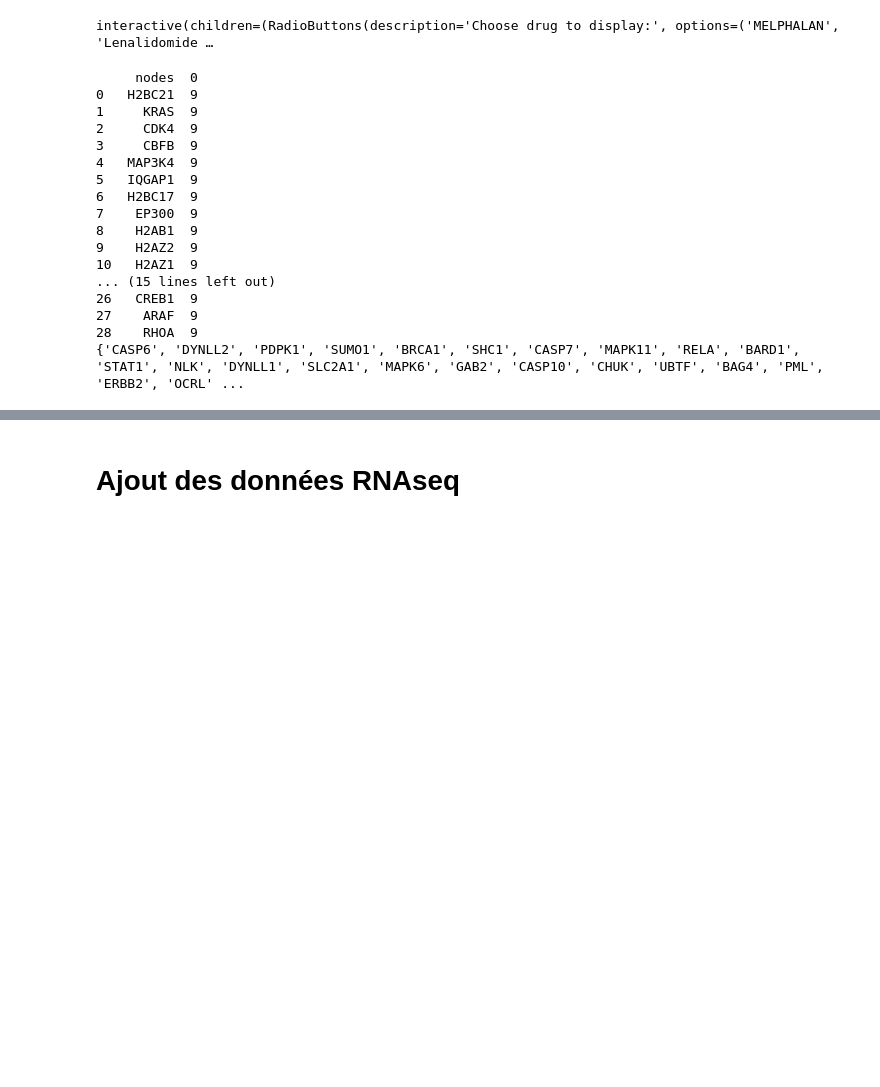
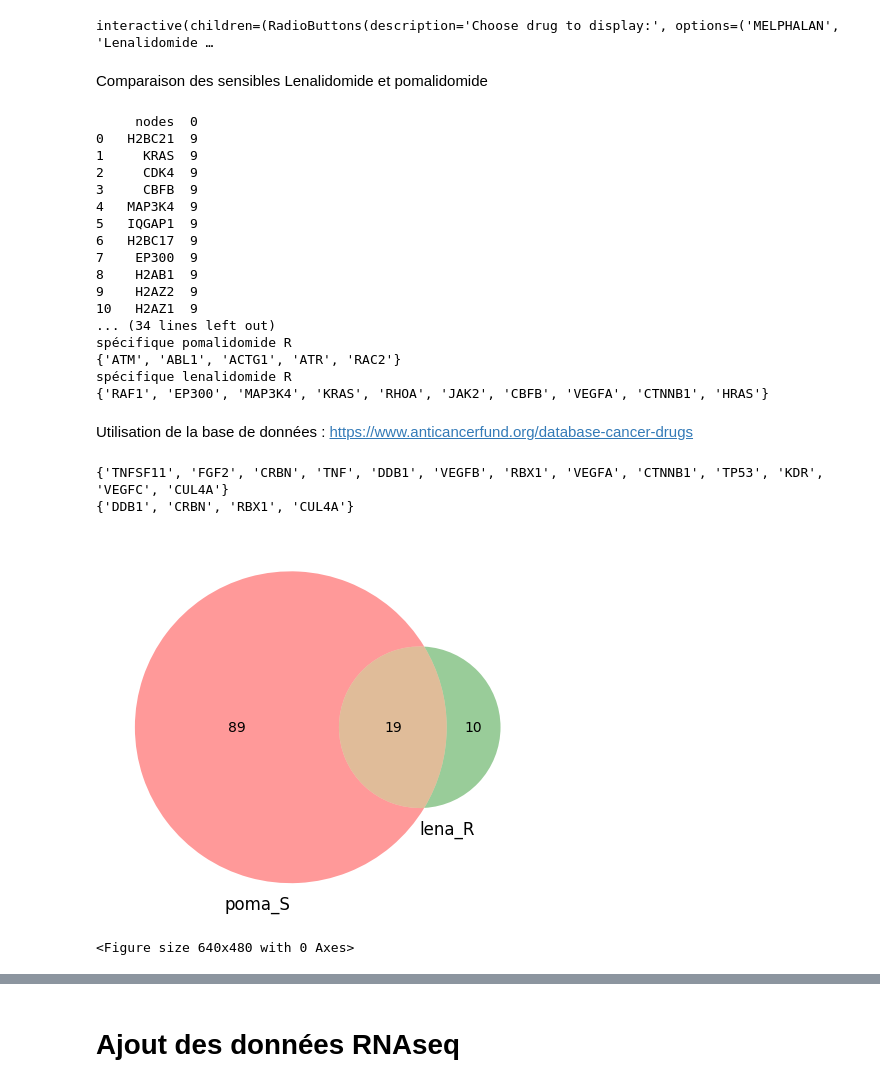
Before and after one commit to mbuffard/Projet_myelome, a Jupyter notebook: analyse_networks.ipynb, the cells around one changed output, grey strips where cells are left out. Saved outputs shown, nothing was run; the diff lists cells and outputs as text; code cells hidden in the pictures; blank space fills up the shorter version.

```diff
--- a/analyse_networks.ipynb
+++ b/analyse_networks.ipynb
@@ -531,11 +583,27 @@ for drug in drugs:
     dico_drug_nodes[drug+"_R"]=list(nodes_R.index)
     dico_drug_nodes[drug+"_S"]=list(nodes_S.index)
     #nodes_R.to_csv("drug_nodes/"+drug+"_R_nodes.csv")
+# %% [markdown]
+Comparaison des sensibles Lenalidomide et pomalidomide
 # %%
 df_lenalidomide_R=pd.read_csv('drug_nodes/Lenalidomide _R_nodes.csv')
-print(df_lenalinomide_R)
-df_pomalidomide_S=pd.read_csv('drug_nodes/Lenalidomide _S_nodes.csv')
+print(df_lenalidomide_R)
+df_pomalidomide_S=pd.read_csv('drug_nodes/Pomalidomide_S_nodes.csv')
 print(set(df_pomalidomide_S["nodes"]).intersection(set(df_lenalidomide_R["nodes"])))
+
+
+df_lenalidomide_S=pd.read_csv('drug_nodes/Lenalidomide _S_nodes.csv')
+print(df_lenalidomide_S)
+df_pomalidomide_R=pd.read_csv('drug_nodes/Pomalidomide_R_nodes.csv')
+print("intersect")
+intersect1= set(df_pomalidomide_R["nodes"]).intersection(set(df_lenalidomide_S["nodes"]))
+print("spécifique pomalidomide R")
+spe_pomaR=set(df_pomalidomide_R["nodes"])-intersect1
+print(spe_pomaR)
+intersect2=set(df_pomalidomide_S["nodes"]).intersection(set(df_lenalidomide_R["nodes"]))
+print("spécifique lenalidomide R")
+spé_lenaR=set(df_lenalidomide_R["nodes"])-intersect2
+print(spé_lenaR)
 # %% [output]
      nodes  0
 0   H2BC21  9
@@ -549,8 +617,35 @@ print(set(df_pomalidomide_S["nodes"]).intersection(set(df_lenalidomide_R["nodes"
 8    H2AB1  9
 9    H2AZ2  9
 10   H2AZ1  9
-... (15 lines left out)
-26   CREB1  9
-27    ARAF  9
-28    RHOA  9
-{'CASP6', 'DYNLL2', 'PDPK1', 'SUMO1', 'BRCA1', 'SHC1', 'CASP7', 'MAPK11', 'RELA', 'BARD1', 'STAT1', 'NLK', 'DYNLL1', 'SLC2A1', 'MAPK6', 'GAB2', 'CASP10', 'CHUK', 'UBTF', 'BAG4', 'PML', 'ERBB2', 'OCRL' ...
+... (34 lines left out)
+spécifique pomalidomide R
+{'ATM', 'ABL1', 'ACTG1', 'ATR', 'RAC2'}
+spécifique lenalidomide R
+{'RAF1', 'EP300', 'MAP3K4', 'KRAS', 'RHOA', 'JAK2', 'CBFB', 'VEGFA', 'CTNNB1', 'HRAS'}
+# %% [markdown]
+Utilisation de la base de données : https://www.anticancerfund.org/database-cancer-drugs
+# %%
+df_drugs_db=pd.read_csv('drug_nodes/drugDB/cancerdrugsdb.txt',sep="\t")
+
+'''with pd.option_context('display.max_rows', None):
+    display(df_drugs_db)'''
+lenalidomide_targets=set(list(df_drugs_db[df_drugs_db["Product"]=="Lenalidomide"]["Targets"])[0].split('; '))
+lenalidomide_targets.intersection(set(df_lenalidomide_S["nodes"]))
+lenalidomide_targets.intersection(set(df_lenalidomide_R["nodes"]))
+print(lenalidomide_targets)
+
+pomalidomide_targets=set(list(df_drugs_db[df_drugs_db["Product"]=="Pomalidomide"]["Targets"])[0].split('; '))
+pomalidomide_targets.intersection(set(df_pomalidomide_S["nodes"]))
+#pomalidomide_targets.intersection(set(df_pomalidomide_R["nodes"]))
+print(pomalidomide_targets)
+# %% [output]
+{'TNFSF11', 'FGF2', 'CRBN', 'TNF', 'DDB1', 'VEGFB', 'RBX1', 'VEGFA', 'CTNNB1', 'TP53', 'KDR', 'VEGFC', 'CUL4A'}
+{'DDB1', 'CRBN', 'RBX1', 'CUL4A'}
+# %%
+from matplotlib_venn import venn2
+venn2([set(df_pomalidomide_S["nodes"]),set(df_lenalidomide_R["nodes"])],set_labels=('poma_S','lena_R'))
+plt.show()
+plt.savefig("venn_lena_R.png")
+# %% [output]
+[figure, added]
+<Figure size 640x480 with 0 Axes>
```
Also changed, not shown: parts of 27 cells of this notebook.
